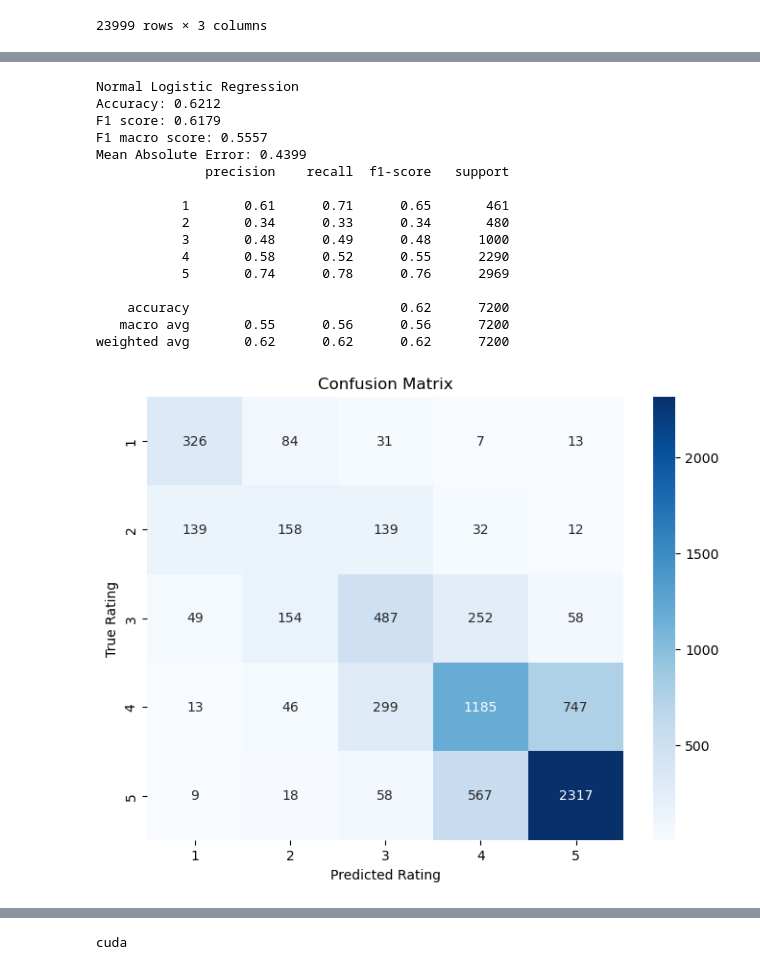
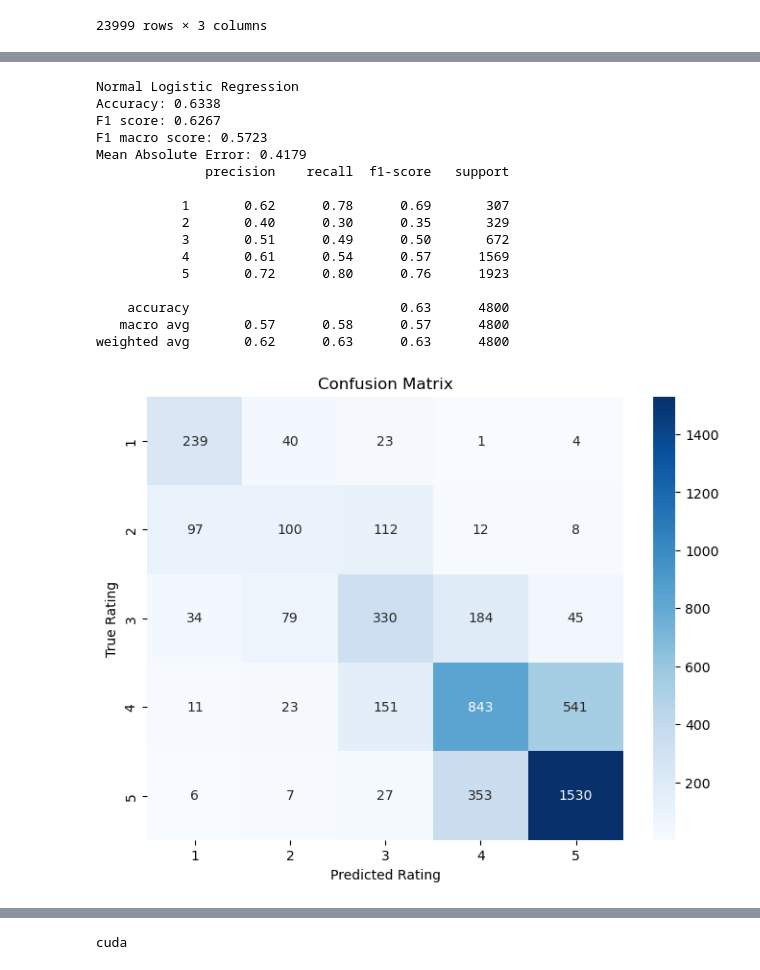
Before and after one commit to ArpanMukhopadhyay/NLP_applied, a Jupyter notebook: assignment1/ANLP_2025_S1_assignment1_a1797378_arpan_version9 copy.ipynb, the cells around one changed output, grey strips where cells are left out. Drawn from its saved outputs; the diff is of its cells as text; code cells hidden in the pictures.

```diff
--- a/assignment1/ANLP_2025_S1_assignment1_a1797378_arpan_version9 copy.ipynb
+++ b/assignment1/ANLP_2025_S1_assignment1_a1797378_arpan_version9 copy.ipynb
@@ -785,15 +801,15 @@ lem_train_data_cur.loc[:, 'lemmatized_text'] = lem_train_data_cur['clean_title']
 # %%
-stop_words = set(stopwords.words('english'))
+# stop_words = set(stopwords.words('english'))
 
-def remove_stopwords(text):
-    if not isinstance(text, str):
-        return ""
+# def remove_stopwords(text):
+#     if not isinstance(text, str):
+#         return ""
 
-    words = text.split()
-    filtered_words = [word for word in words if word.lower() not in stop_words]
-    return ' '.join(filtered_words)
+#     words = text.split()
+#     filtered_words = [word for word in words if word.lower() not in stop_words]
+#     return ' '.join(filtered_words)
 
-lem_train_data_cur.loc[:, 'lemmatized_text'] = lem_train_data_cur['lemmatized_text'].apply(remove_stopwords)
+# lem_train_data_cur.loc[:, 'lemmatized_text'] = lem_train_data_cur['lemmatized_text'].apply(remove_stopwords)
 
-print(lem_train_data_cur[['lemmatized_text']])
+print(lem_train_data_cur['combined'])
 # %% [output]
@@ -814,4 +828,4 @@ print(lem_train_data_cur[['lemmatized_text']])
 # %%
-lem_train_data = lem_train_data_cur[['overall', 'lemmatized_text']]
+lem_train_data = lem_train_data_cur[['overall', 'combined']]
 lem_train_data
 # %% [output]
@@ -830,0 +873,3 @@ lem_train_data
+# %%
+lem_train_data.drop_duplicates(inplace=True)
+lem_train_data.info()
@@ -837,10 +892,11 @@ from imblearn.over_sampling import SMOTE, RandomOverSampler
 from sklearn.metrics import accuracy_score, f1_score, precision_score, recall_score, classification_report, mean_absolute_error, confusion_matrix
 
 class_counts = Counter(lem_train_data['overall'])
-X_train, X_test, y_train, y_test = train_test_split(lem_train_data["lemmatized_text"],
+X_train, X_test, y_train, y_test = train_test_split(lem_train_data["combined"],
                                                     lem_train_data["overall"],
-                                                    test_size=0.3,
-                                                    random_state=42)
+                                                    test_size=0.2,
+                                                    random_state=42,
+                                                    shuffle=True)
 print(len(X_train), len(X_test))
 
 print("class counts")
@@ -996,32 +1046,32 @@ weighted avg       0.59      0.60      0.59      7200
 # %%
 from sklearn.linear_model import LogisticRegression
 
 log_reg = LogisticRegression(C=1, class_weight='balanced',
                              solver='liblinear', penalty='l2',
                              max_iter=10000, random_state=42
                              )
 
-log_reg.fit(x_train_smote, y_train_smote)
+log_reg.fit(X_train_vec, y_train)
 y_pred_lr = log_reg.predict(X_test_vec)
 eval_metrics(y_test, y_pred_lr, "Normal Logistic Regression")
 # %% [output]
 Normal Logistic Regression
-Accuracy: 0.6212
-F1 score: 0.6179
-F1 macro score: 0.5557
-Mean Absolute Error: 0.4399
+Accuracy: 0.6338
+F1 score: 0.6267
+F1 macro score: 0.5723
+Mean Absolute Error: 0.4179
               precision    recall  f1-score   support
 
-           1       0.61      0.71      0.65       461
-           2       0.34      0.33      0.34       480
-           3       0.48      0.49      0.48      1000
-           4       0.58      0.52      0.55      2290
-           5       0.74      0.78      0.76      2969
+           1       0.62      0.78      0.69       307
+           2       0.40      0.30      0.35       329
+           3       0.51      0.49      0.50       672
+           4       0.61      0.54      0.57      1569
+           5       0.72      0.80      0.76      1923
 
-    accuracy                           0.62      7200
-   macro avg       0.55      0.56      0.56      7200
-weighted avg       0.62      0.62      0.62      7200
+    accuracy                           0.63      4800
+   macro avg       0.57      0.58      0.57      4800
+weighted avg       0.62      0.63      0.63      4800
-[figure, old version]
+[figure, new version]
 # %%
 from sklearn.pipeline import Pipeline
 from sklearn.svm import LinearSVC
```
Also changed, not shown: parts of 31 cells of this notebook, 1 other file.
